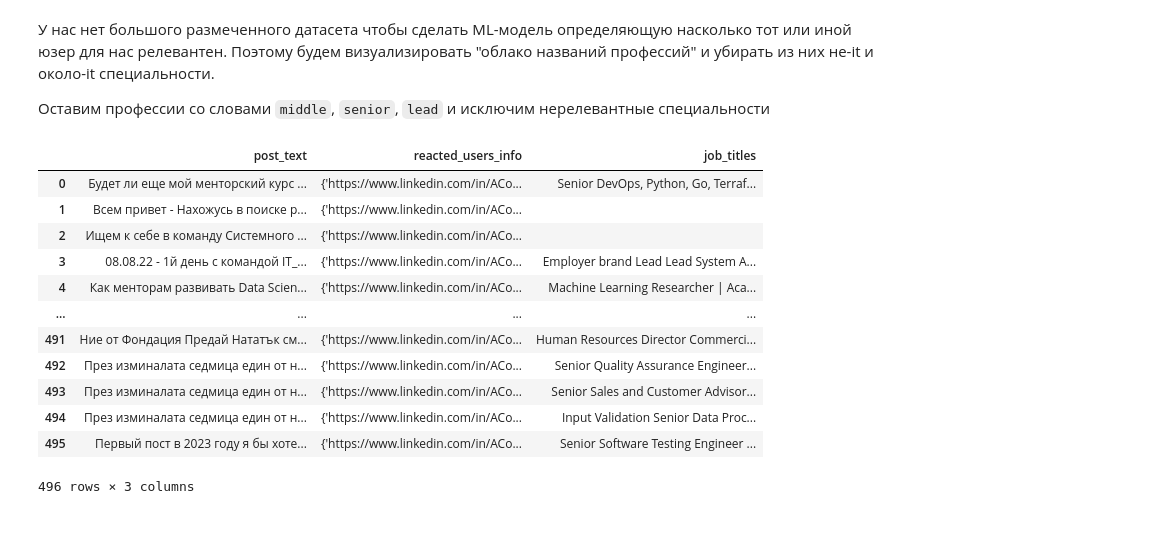
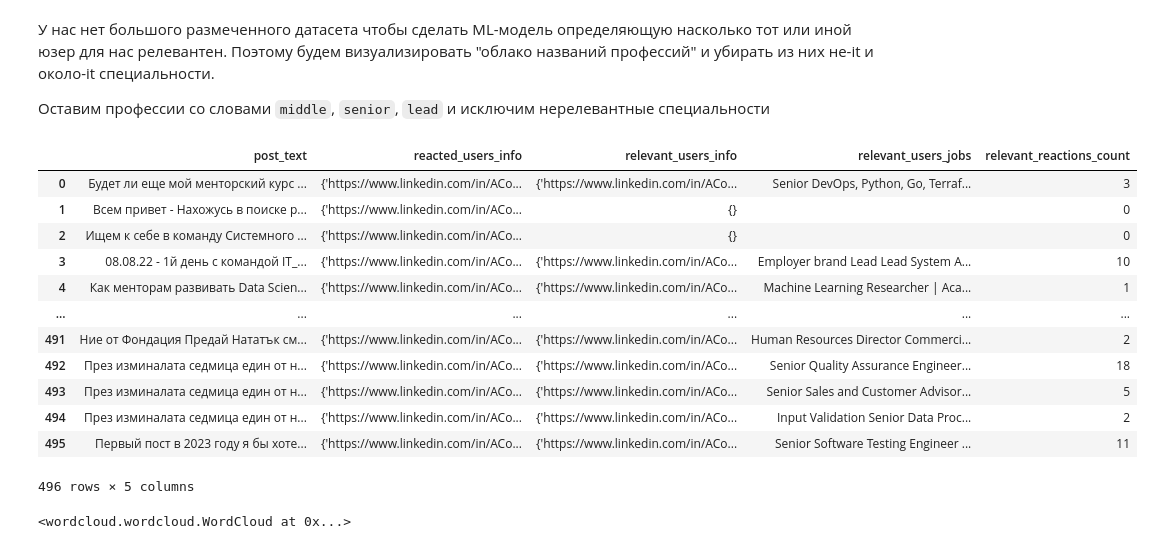
Before and after one commit to Can-t-login-to-Linkedin/YP, a Jupyter notebook: posts_data_primary_preprocessing.ipynb, the cells around one changed output. Saved outputs shown, nothing was run; the diff lists cells and outputs as text; code cells hidden in the pictures.

Commit message:
update posts preprocessing

```diff
--- a/posts_data_primary_preprocessing.ipynb
+++ b/posts_data_primary_preprocessing.ipynb
@@ -91,17 +91,39 @@ def relevant_job_title_extraction(reactions_info):
+# %%
+def relevant_users_extraction(reactions_info):
+    '''функция фильтрует профессии и оставляет только те, которые соответствуют релевантному паттерну'''
+    relevant_list = ['senior', 'middle','lead']
+    not_relevant_list = ['hr','recruiter','manager','looking','consultant','seo','консультант', 'management']
+    relevant = {}
+    job_titles = []
+    for link, user_info in reactions_info.items():
+        true_pattern = [x in user_info[1].lower() for x in relevant_list]
+        wrong_pattern = [x in user_info[1].lower() for x in not_relevant_list]
+        pattern = any(true_pattern) and not any(wrong_pattern)
+        if pattern:
+            relevant[link] = user_info
+            job_titles.append(user_info[1])
+    job_titles = ' '.join(job_titles)
+    return relevant, job_titles
 # %%
-df['job_titles'] = df.reacted_users_info.apply(relevant_job_title_extraction)
+df['relevant_users_info'], df['relevant_users_jobs'] = zip(*df.reacted_users_info.apply(relevant_users_extraction))
+df['relevant_reactions_count'] = df.relevant_users_info.apply(len)
 df
 # %% [output]
-|  | post_text | reacted_users_info | job_titles |
-| 0 | Будет ли еще мой менторский курс ... | {'https://www.linkedin.com/in/ACo... | Senior DevOps, Python, Go, Terraf... |
-| 1 | Всем привет - Нахожусь в поиске р... | {'https://www.linkedin.com/in/ACo... |  |
-| 2 | Ищем к себе в команду Системного ... | {'https://www.linkedin.com/in/ACo... |  |
-| 3 | 08.08.22 - 1й день с командой IT_... | {'https://www.linkedin.com/in/ACo... | Employer brand Lead Lead System A... |
-| 4 | Как менторам развивать Data Scien... | {'https://www.linkedin.com/in/ACo... | Machine Learning Researcher | Aca... |
-| ... | ... | ... | ... |
-| 491 | Ние от Фондация Предай Нататък см... | {'https://www.linkedin.com/in/ACo... | Human Resources Director Commerci... |
-| 492 | През изминалата седмица един от н... | {'https://www.linkedin.com/in/ACo... | Senior Quality Assurance Engineer... |
-| 493 | През изминалата седмица един от н... | {'https://www.linkedin.com/in/ACo... | Senior Sales and Customer Advisor... |
-| 494 | През изминалата седмица един от н... | {'https://www.linkedin.com/in/ACo... | Input Validation Senior Data Proc... |
-| 495 | Первый пост в 2023 году я бы хоте... | {'https://www.linkedin.com/in/ACo... | Senior Software Testing Engineer ... |
+|  | post_text | reacted_users_info | relevant_users_info | relevant_users_jobs | relevant_reactions_count |
+| 0 | Будет ли еще мой менторский курс ... | {'https://www.linkedin.com/in/ACo... | {'https://www.linkedin.com/in/ACo... | Senior DevOps, Python, Go, Terraf... | 3 |
+| 1 | Всем привет - Нахожусь в поиске р... | {'https://www.linkedin.com/in/ACo... | {} |  | 0 |
+| 2 | Ищем к себе в команду Системного ... | {'https://www.linkedin.com/in/ACo... | {} |  | 0 |
+| 3 | 08.08.22 - 1й день с командой IT_... | {'https://www.linkedin.com/in/ACo... | {'https://www.linkedin.com/in/ACo... | Employer brand Lead Lead System A... | 10 |
+| 4 | Как менторам развивать Data Scien... | {'https://www.linkedin.com/in/ACo... | {'https://www.linkedin.com/in/ACo... | Machine Learning Researcher | Aca... | 1 |
+| ... | ... | ... | ... | ... | ... |
+| 491 | Ние от Фондация Предай Нататък см... | {'https://www.linkedin.com/in/ACo... | {'https://www.linkedin.com/in/ACo... | Human Resources Director Commerci... | 2 |
+| 492 | През изминалата седмица един от н... | {'https://www.linkedin.com/in/ACo... | {'https://www.linkedin.com/in/ACo... | Senior Quality Assurance Engineer... | 18 |
+| 493 | През изминалата седмица един от н... | {'https://www.linkedin.com/in/ACo... | {'https://www.linkedin.com/in/ACo... | Senior Sales and Customer Advisor... | 5 |
+| 494 | През изминалата седмица един от н... | {'https://www.linkedin.com/in/ACo... | {'https://www.linkedin.com/in/ACo... | Input Validation Senior Data Proc... | 2 |
+| 495 | Первый пост в 2023 году я бы хоте... | {'https://www.linkedin.com/in/ACo... | {'https://www.linkedin.com/in/ACo... | Senior Software Testing Engineer ... | 11 |
-496 rows × 3 columns
+496 rows × 5 columns
+# %%
+wc = WordCloud(background_color="white", font_path="./arial.ttf", width=1600, height=800, max_words=1000)
+wc.generate(' '.join(df.relevant_users_jobs))
+# %% [output]
+<wordcloud.wordcloud.WordCloud at 0x...>
```
Also changed, not shown: parts of 8 cells of this notebook, 1 other file.
